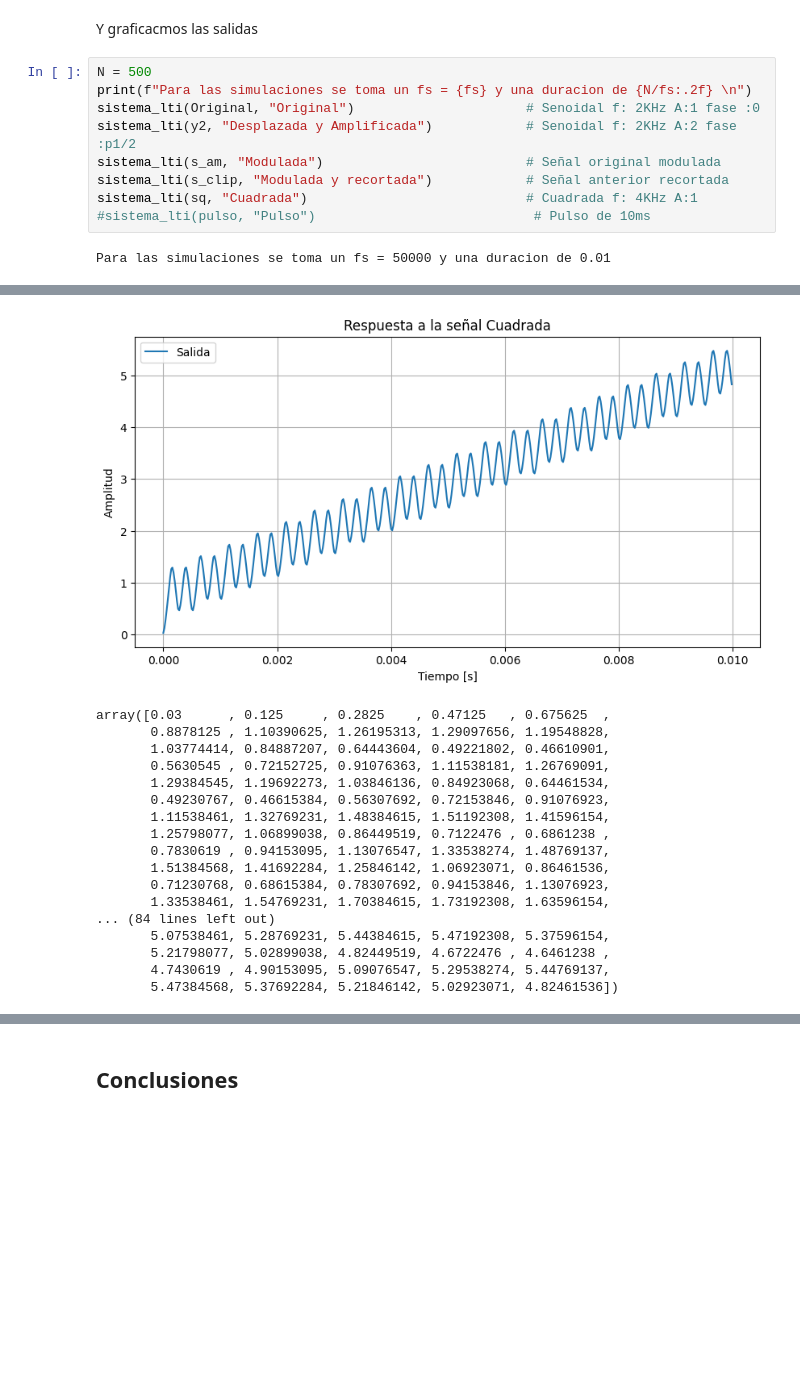
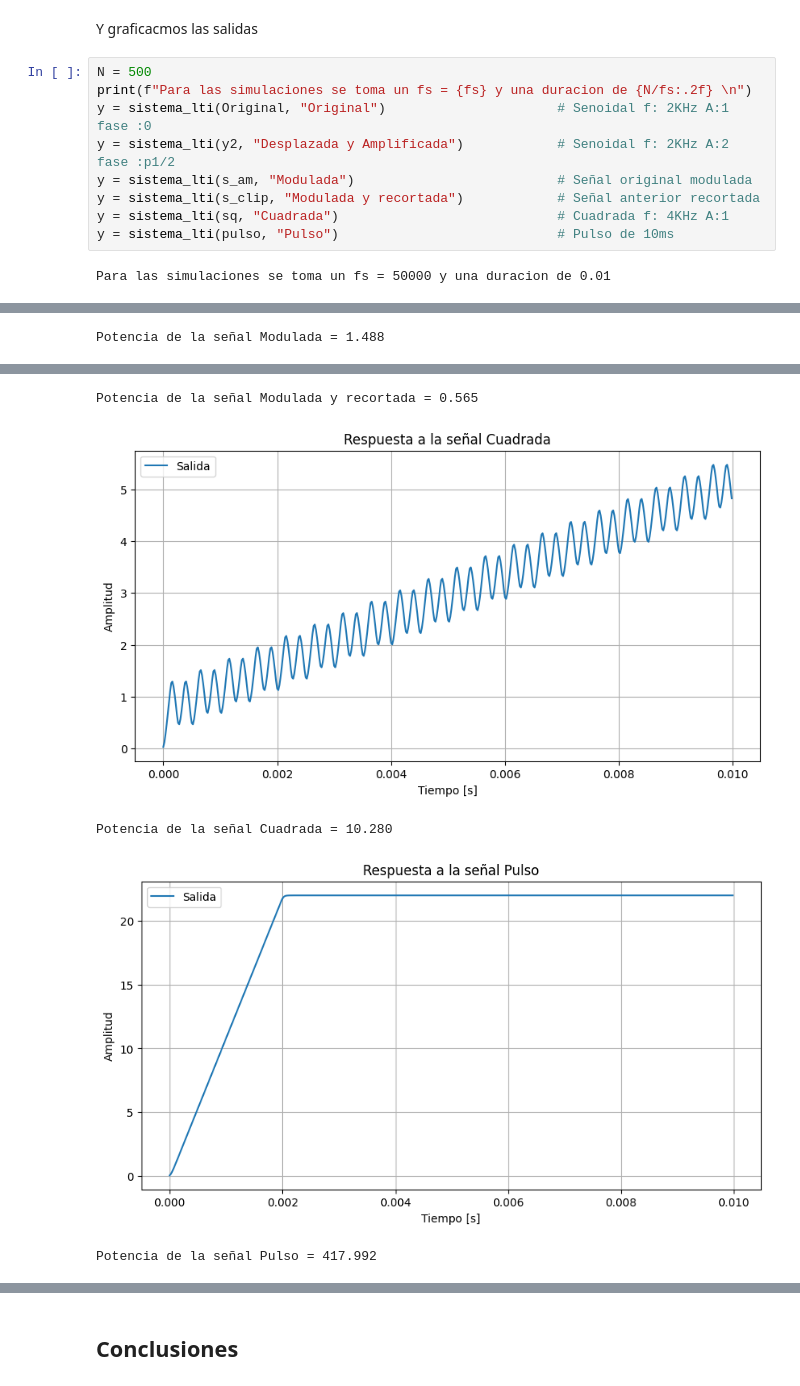
Before and after one commit to ArturoHuber1/APS, a Jupyter notebook: TS2/TS2_Huber.ipynb, the cells around one changed output, grey strips where cells are left out. Cells and saved outputs as stored; diff of their text form; blank space fills up the shorter version.

```diff
--- a/TS2/TS2_Huber.ipynb
+++ b/TS2/TS2_Huber.ipynb
@@ -140,12 +140,12 @@ Y graficacmos las salidas
 # %%
 N = 500
 print(f"Para las simulaciones se toma un fs = {fs} y una duracion de {N/fs:.2f} \n")
-sistema_lti(Original, "Original")                      # Senoidal f: 2KHz A:1 fase :0
-sistema_lti(y2, "Desplazada y Amplificada")            # Senoidal f: 2KHz A:2 fase :p1/2
-sistema_lti(s_am, "Modulada")                          # Señal original modulada
-sistema_lti(s_clip, "Modulada y recortada")            # Señal anterior recortada
-sistema_lti(sq, "Cuadrada")                            # Cuadrada f: 4KHz A:1
-#sistema_lti(pulso, "Pulso")                            # Pulso de 10ms
+y = sistema_lti(Original, "Original")                      # Senoidal f: 2KHz A:1 fase :0
+y = sistema_lti(y2, "Desplazada y Amplificada")            # Senoidal f: 2KHz A:2 fase :p1/2
+y = sistema_lti(s_am, "Modulada")                          # Señal original modulada
+y = sistema_lti(s_clip, "Modulada y recortada")            # Señal anterior recortada
+y = sistema_lti(sq, "Cuadrada")                            # Cuadrada f: 4KHz A:1
+y = sistema_lti(pulso, "Pulso")                            # Pulso de 10ms
 # %% [output]
 Para las simulaciones se toma un fs = 50000 y una duracion de 0.01
 [figure]
@@ -153,20 +155,8 @@ Para las simulaciones se toma un fs = 50000 y una duracion de 0.01
 [figure]
+Potencia de la señal Modulada = 1.488
 [figure]
+Potencia de la señal Modulada y recortada = 0.565
 [figure]
-array([0.03      , 0.125     , 0.2825    , 0.47125   , 0.675625  ,
-       0.8878125 , 1.10390625, 1.26195313, 1.29097656, 1.19548828,
-       1.03774414, 0.84887207, 0.64443604, 0.49221802, 0.46610901,
-       0.5630545 , 0.72152725, 0.91076363, 1.11538181, 1.26769091,
-       1.29384545, 1.19692273, 1.03846136, 0.84923068, 0.64461534,
-       0.49230767, 0.46615384, 0.56307692, 0.72153846, 0.91076923,
-       1.11538461, 1.32769231, 1.48384615, 1.51192308, 1.41596154,
-       1.25798077, 1.06899038, 0.86449519, 0.7122476 , 0.6861238 ,
-       0.7830619 , 0.94153095, 1.13076547, 1.33538274, 1.48769137,
-       1.51384568, 1.41692284, 1.25846142, 1.06923071, 0.86461536,
-       0.71230768, 0.68615384, 0.78307692, 0.94153846, 1.13076923,
-       1.33538461, 1.54769231, 1.70384615, 1.73192308, 1.63596154,
-... (84 lines left out)
-       5.07538461, 5.28769231, 5.44384615, 5.47192308, 5.37596154,
-       5.21798077, 5.02899038, 4.82449519, 4.6722476 , 4.6461238 ,
-       4.7430619 , 4.90153095, 5.09076547, 5.29538274, 5.44769137,
-       5.47384568, 5.37692284, 5.21846142, 5.02923071, 4.82461536])
+Potencia de la señal Cuadrada = 10.280
+[figure, added]
+Potencia de la señal Pulso = 417.992
```
Also changed, not shown: parts of 8 cells of this notebook, 1 other file.
